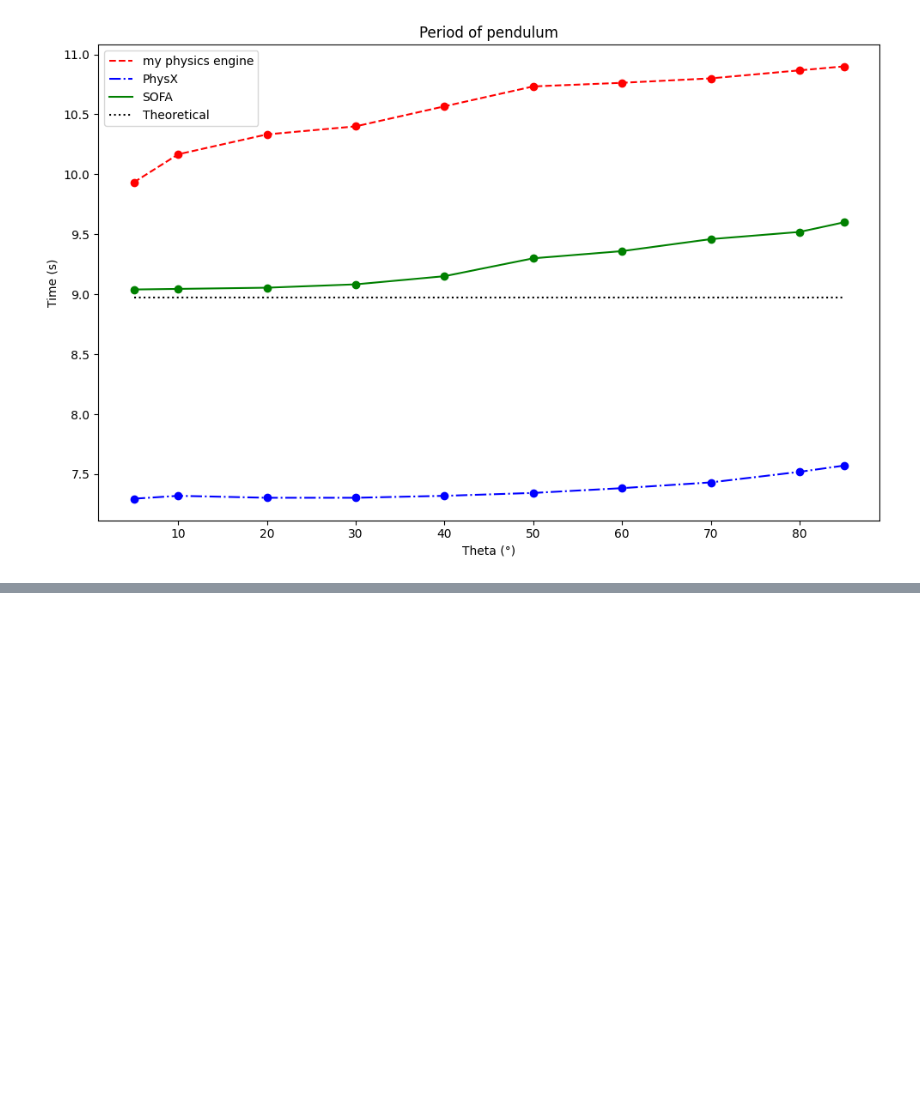
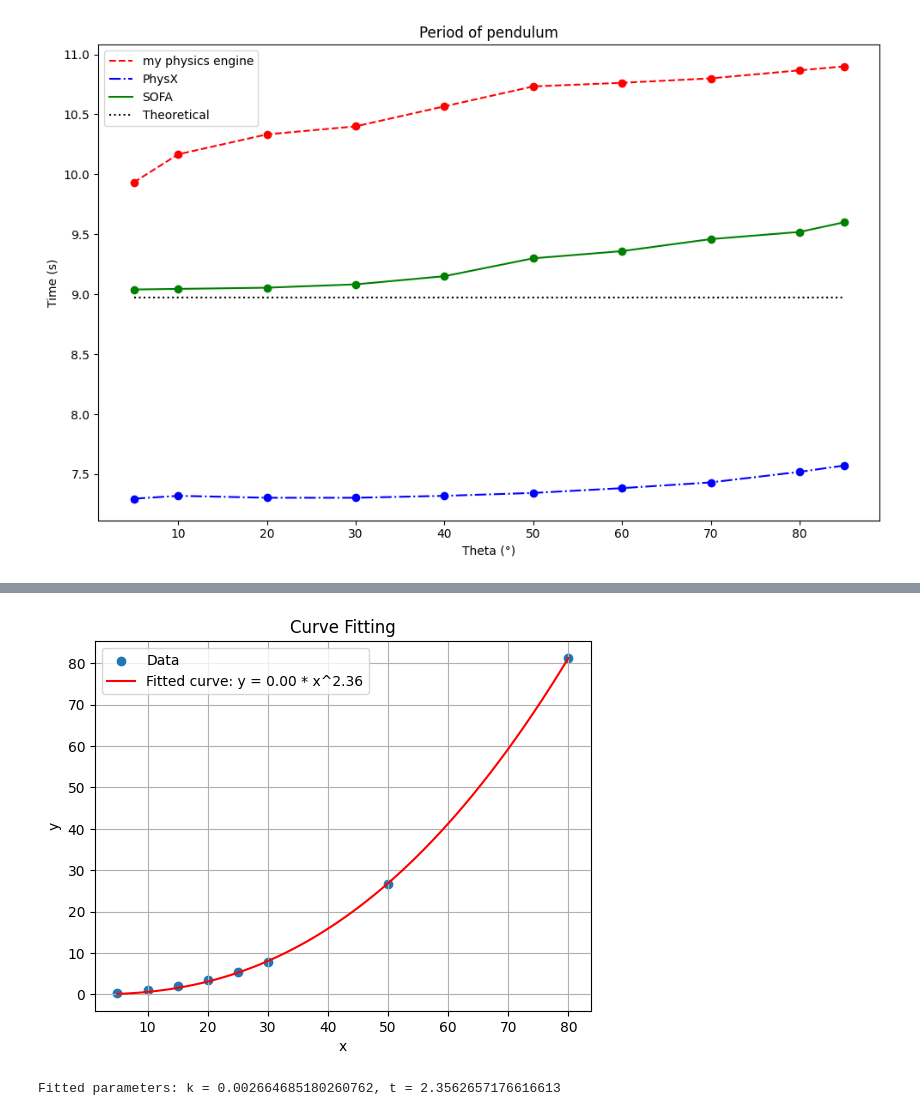
Before and after one commit to jeffrey-22/physics, a Jupyter notebook: report/dissertation/evaluation/nb.ipynb, the cells around one changed output, grey strips where cells are left out. Drawn from its saved outputs; the diff is of its cells as text; code cells hidden in the pictures; blank space fills up the shorter version.

```diff
--- a/report/dissertation/evaluation/nb.ipynb
+++ b/report/dissertation/evaluation/nb.ipynb
@@ -146,0 +190,37 @@ plt.show()
+# %%
+import numpy as np
+from scipy.optimize import curve_fit
+import matplotlib.pyplot as plt
+
+# Define the function to fit (y = k * x^t)
+def func(x, k, t):
+    return k * np.power(x, t)
+
+# Sample data
+x_data = x
+y_data = y
+
+# Perform curve fitting
+popt, pcov = curve_fit(func, x_data, y_data)
+
+# Extract the fitted parameters
+k_fit, t_fit = popt
+
+# Generate fitted curve
+x_fit = np.linspace(min(x_data), max(x_data), 100)
+y_fit = func(x_fit, k_fit, t_fit)
+
+# Plot the original data and the fitted curve
+plt.scatter(x_data, y_data, label='Data')
+plt.plot(x_fit, y_fit, color='red', label=f'Fitted curve: y = {k_fit:.2f} * x^{t_fit:.2f}')
+plt.xlabel('x')
+plt.ylabel('y')
+plt.title('Curve Fitting')
+plt.legend()
+plt.grid(True)
+plt.show()
+
+print(f'Fitted parameters: k = {k_fit}, t = {t_fit}')
+# %% [output]
+[figure, added]
+Fitted parameters: k = 0.002664685180260762, t = 2.3562657176616613
```
Also changed, not shown: parts of 2 cells of this notebook, 9 other files.
